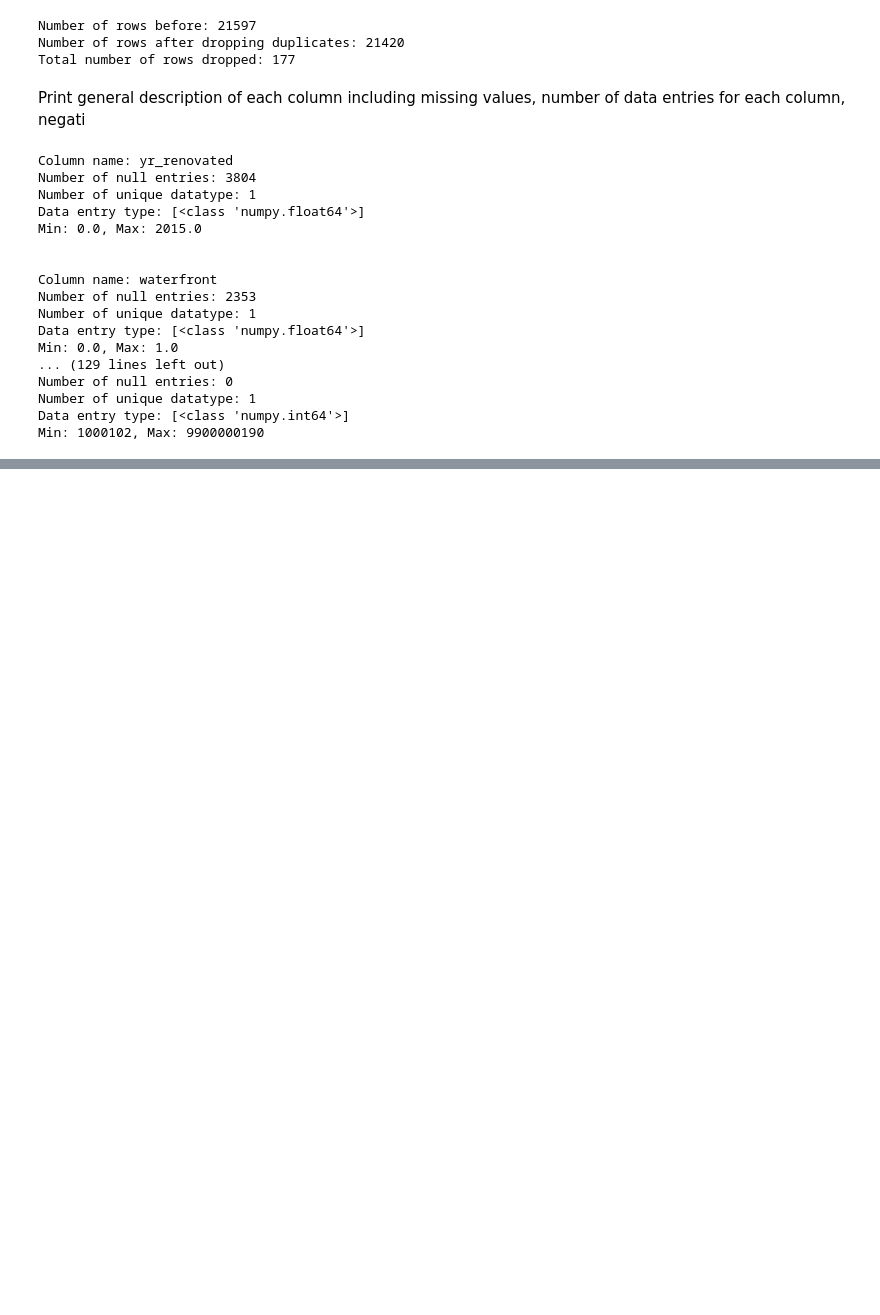
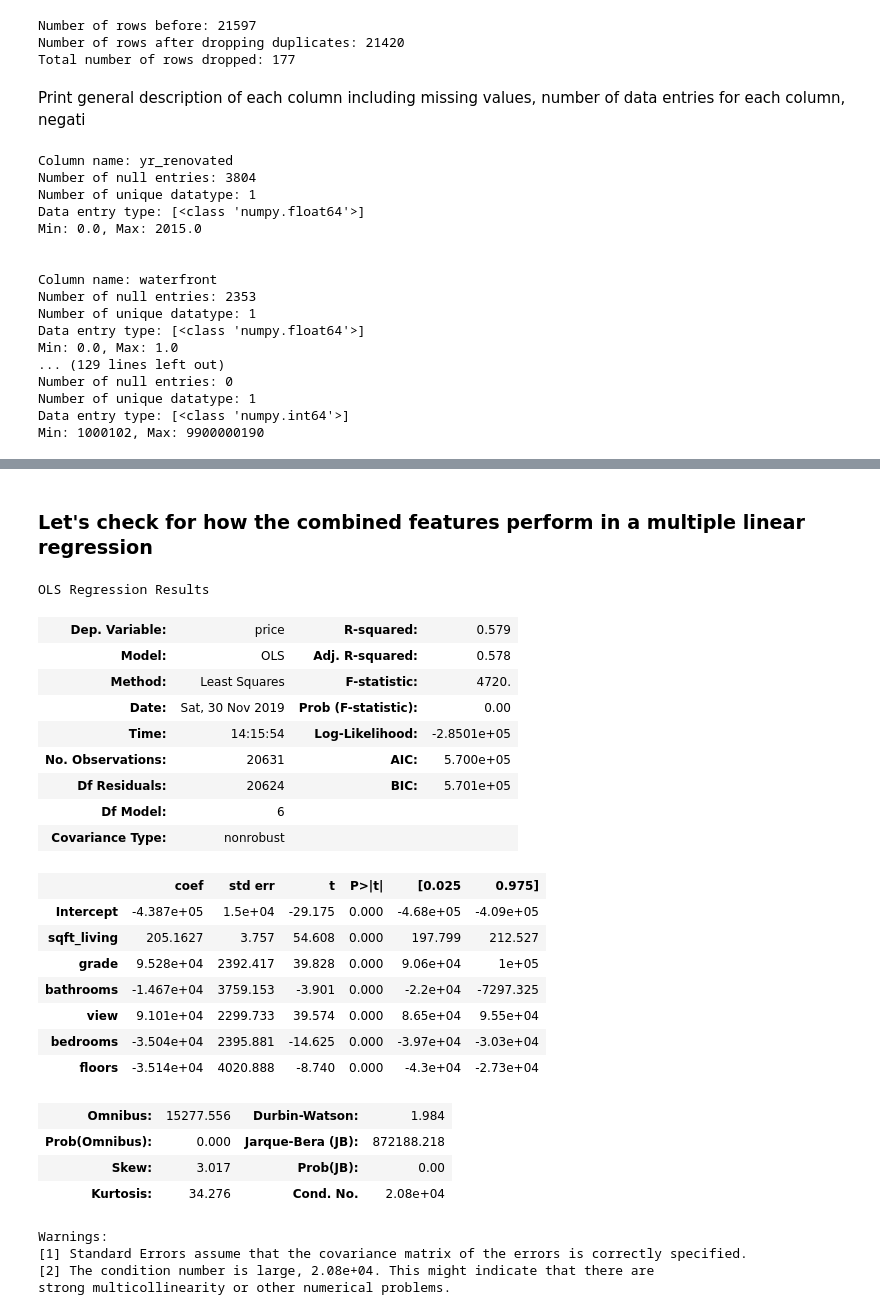
Before and after one commit to Ftan91/Exploratory-Data-Analysis-on-Features-that-Impact-House-Prices-in-Kings-County-Seattle, a Jupyter notebook: Finn2 - Kings County Dataset.ipynb, the cells around one changed output, grey strips where cells are left out. Saved outputs shown, nothing was run; the diff lists cells and outputs as text; code cells hidden in the pictures; blank space fills up the shorter version.

```diff
--- a/Finn2 - Kings County Dataset.ipynb
+++ b/Finn2 - Kings County Dataset.ipynb
@@ -207,0 +256,6 @@ memory usage: 2.9 MB
+# %%
+x = correlation_matrix['price'].sort_values(ascending = False)
+top6_price_correlation = x[:11]
+top6_price_correlation.drop(['price','log_price', 'sqft_above', 'sqft_basement', 'sqft_living15'], axis = 0, inplace = True)
+
+top6_price_correlation
@@ -207,0 +288,7 @@ memory usage: 2.9 MB
+# %%
+used_variables = list(top6_price_correlation.index) + ['price']
+used_variables_log_price = list(top6_price_correlation.index) + ['log_price']
+df_model = df[used_variables]
+df_model_log = df[used_variables_log_price]
+
+top6_price_correlation
@@ -207,0 +335,33 @@ memory usage: 2.9 MB
+# %% [markdown]
+### Let's check for how the combined features perform in a multiple linear regression
+# %%
+f = 'price ~ sqft_living+grade+bathrooms+view+bedrooms+floors'
+model = ols(formula = f, data = df_model).fit()
+model.summary()
+# %% [output]
+OLS Regression Results
+| Dep. Variable: | price | R-squared: | 0.579 |
+| Model: | OLS | Adj. R-squared: | 0.578 |
+| Method: | Least Squares | F-statistic: | 4720. |
+| Date: | Sat, 30 Nov 2019 | Prob (F-statistic): | 0.00 |
+| Time: | 14:15:54 | Log-Likelihood: | -2.8501e+05 |
+| No. Observations: | 20631 | AIC: | 5.700e+05 |
+| Df Residuals: | 20624 | BIC: | 5.701e+05 |
+| Df Model: | 6 |  |  |
+| Covariance Type: | nonrobust |  |  |
+|  | coef | std err | t | P>|t| | [0.025 | 0.975] |
+| Intercept | -4.387e+05 | 1.5e+04 | -29.175 | 0.000 | -4.68e+05 | -4.09e+05 |
+| sqft_living | 205.1627 | 3.757 | 54.608 | 0.000 | 197.799 | 212.527 |
+| grade | 9.528e+04 | 2392.417 | 39.828 | 0.000 | 9.06e+04 | 1e+05 |
+| bathrooms | -1.467e+04 | 3759.153 | -3.901 | 0.000 | -2.2e+04 | -7297.325 |
+| view | 9.101e+04 | 2299.733 | 39.574 | 0.000 | 8.65e+04 | 9.55e+04 |
+| bedrooms | -3.504e+04 | 2395.881 | -14.625 | 0.000 | -3.97e+04 | -3.03e+04 |
+| floors | -3.514e+04 | 4020.888 | -8.740 | 0.000 | -4.3e+04 | -2.73e+04 |
+| Omnibus: | 15277.556 | Durbin-Watson: | 1.984 |
+| Prob(Omnibus): | 0.000 | Jarque-Bera (JB): | 872188.218 |
+| Skew: | 3.017 | Prob(JB): | 0.00 |
+| Kurtosis: | 34.276 | Cond. No. | 2.08e+04 |
+Warnings:
+[1] Standard Errors assume that the covariance matrix of the errors is correctly specified.
+[2] The condition number is large, 2.08e+04. This might indicate that there are
+strong multicollinearity or other numerical problems.
```
Also changed, not shown: parts of 32 cells of this notebook.
